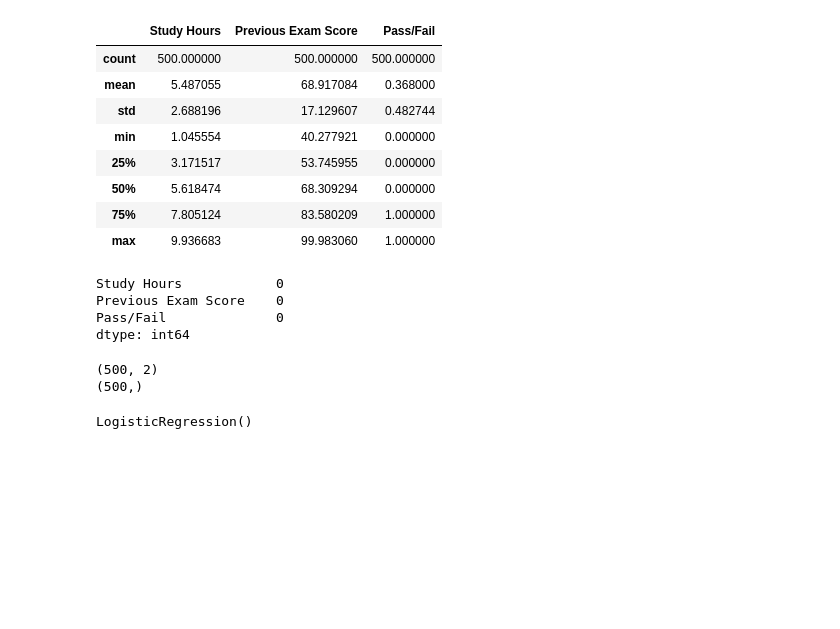
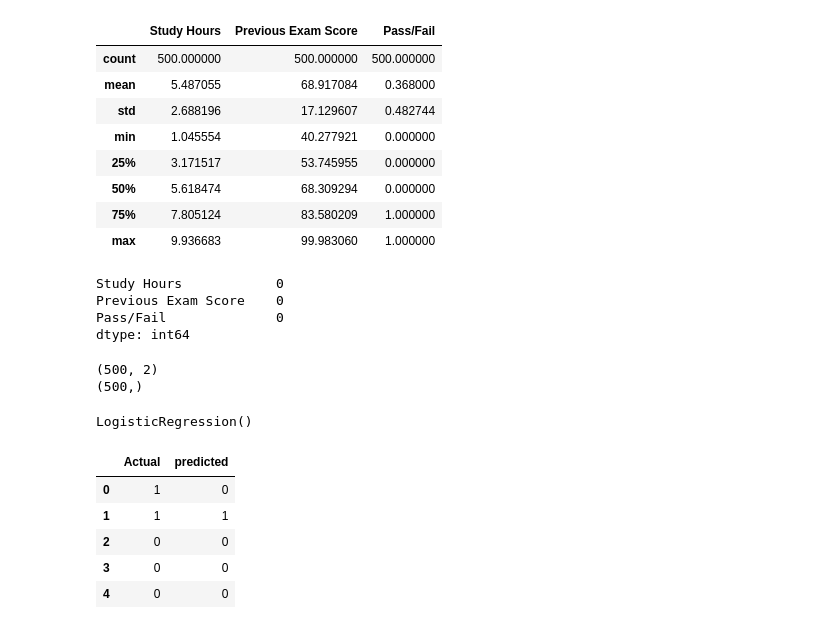
Before and after one commit to mdsohailalam0805-collab/ML-30-Day-Challenge, a Jupyter notebook: Day-05-Logistic-Regression-Pass-Fail/pass_fail_prediction.ipynb, the cells around one changed output. Cells and saved outputs as stored; diff of their text form; code cells hidden in the pictures; blank space fills up the shorter version.

```diff
--- a/Day-05-Logistic-Regression-Pass-Fail/pass_fail_prediction.ipynb
+++ b/Day-05-Logistic-Regression-Pass-Fail/pass_fail_prediction.ipynb
@@ -80,4 +86,15 @@ LogisticRegression()
 # %%
 y_pred = model.predict(X_test)
 # %%
-comparison
+comparison = pd.DataFrame({
+    "Actual": y_test.values,
+    "predicted": y_pred
+})
+comparison.head()
+# %% [output]
+|  | Actual | predicted |
+| 0 | 1 | 0 |
+| 1 | 1 | 1 |
+| 2 | 0 | 0 |
+| 3 | 0 | 0 |
+| 4 | 0 | 0 |
```
Also changed, not shown: parts of 11 cells of this notebook.
